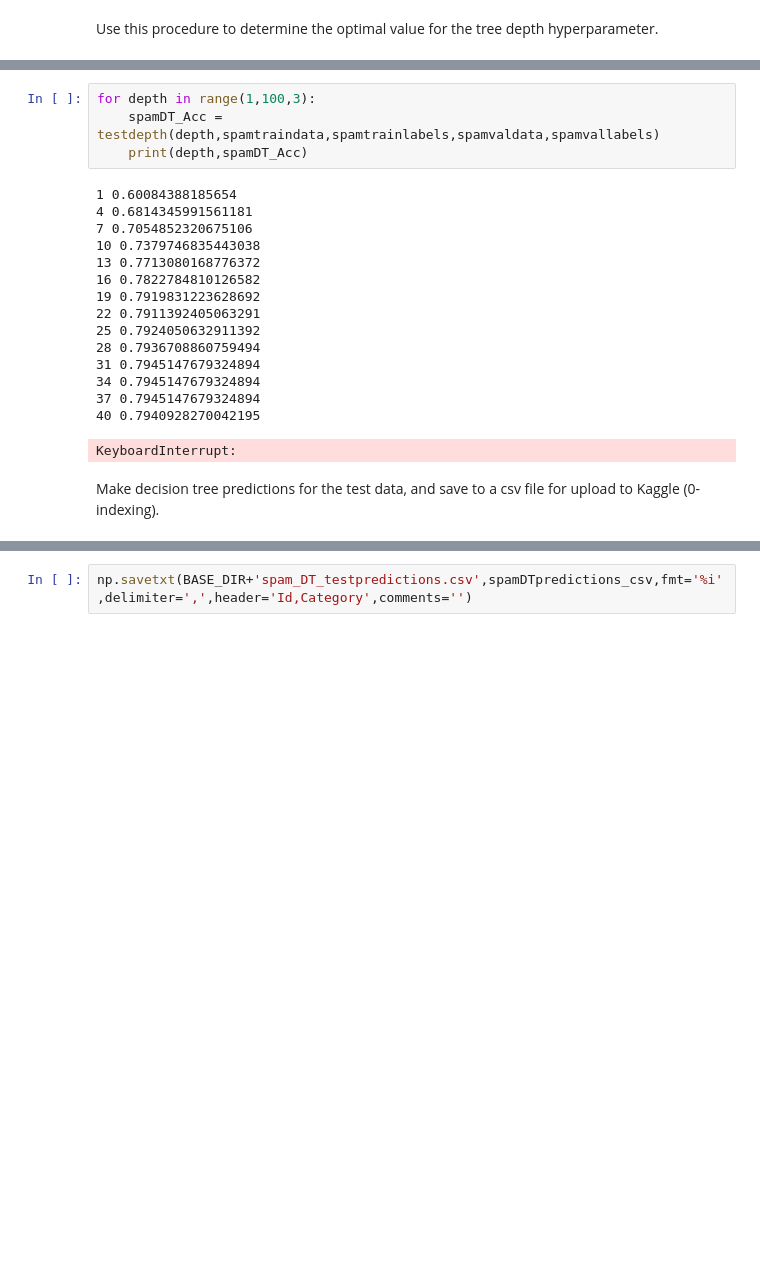
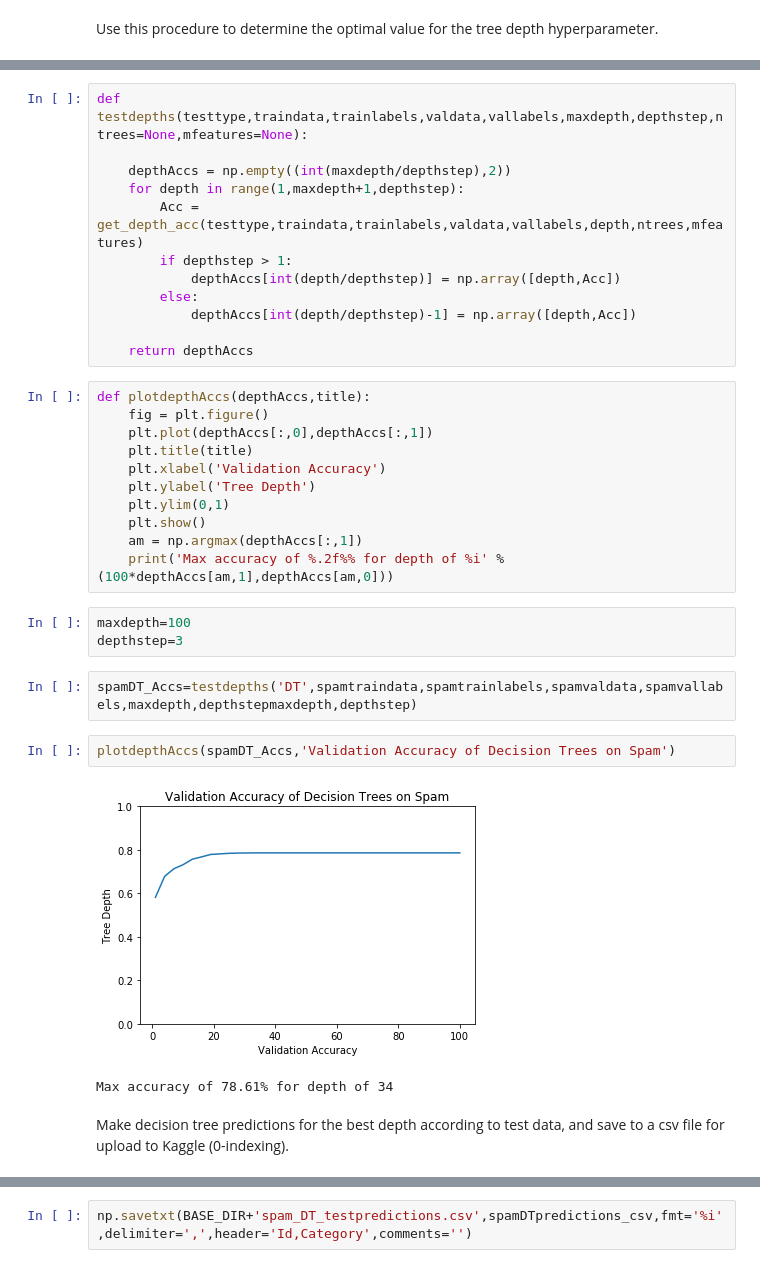
Before and after one commit to mitchnegus/CS289_mnegus, a Jupyter notebook: HW05/Code/CS289A_HW05_prob4.ipynb, the cells around one changed output, grey strips where cells are left out. Saved outputs shown, nothing was run; the diff lists cells and outputs as text; blank space fills up the shorter version.

```diff
--- a/HW05/Code/CS289A_HW05_prob4.ipynb
+++ b/HW05/Code/CS289A_HW05_prob4.ipynb
@@ -71,26 +75,39 @@ def testdepth(treedepth,traindata,trainlabels,valdata,vallabels):
     valAcc = ut.val_accuracy(predictions,vallabels)
 
     return valAcc
-# %%
-for depth in range(1,100,3):
-    spamDT_Acc = testdepth(depth,spamtraindata,spamtrainlabels,spamvaldata,spamvallabels)
-    print(depth,spamDT_Acc)
-# %% [output]
-1 0.60084388185654
-4 0.6814345991561181
-7 0.7054852320675106
-10 0.7379746835443038
-13 0.7713080168776372
-16 0.7822784810126582
-19 0.7919831223628692
-22 0.7911392405063291
-25 0.7924050632911392
-28 0.7936708860759494
-31 0.7945147679324894
-34 0.7945147679324894
-37 0.7945147679324894
-40 0.7940928270042195
-KeyboardInterrupt:
+# %%
+def testdepths(testtype,traindata,trainlabels,valdata,vallabels,maxdepth,depthstep,ntrees=None,mfeatures=None):
+
+    depthAccs = np.empty((int(maxdepth/depthstep),2))
+    for depth in range(1,maxdepth+1,depthstep):
+        Acc = get_depth_acc(testtype,traindata,trainlabels,valdata,vallabels,depth,ntrees,mfeatures)
+        if depthstep > 1:
+            depthAccs[int(depth/depthstep)] = np.array([depth,Acc])
+        else:
+            depthAccs[int(depth/depthstep)-1] = np.array([depth,Acc])
+
+    return depthAccs
+# %%
+def plotdepthAccs(depthAccs,title):
+    fig = plt.figure()
+    plt.plot(depthAccs[:,0],depthAccs[:,1])
+    plt.title(title)
+    plt.xlabel('Validation Accuracy')
+    plt.ylabel('Tree Depth')
+    plt.ylim(0,1)
+    plt.show()
+    am = np.argmax(depthAccs[:,1])
+    print('Max accuracy of %.2f%% for depth of %i' %(100*depthAccs[am,1],depthAccs[am,0]))
+# %%
+maxdepth=100
+depthstep=3
+# %%
+spamDT_Accs=testdepths('DT',spamtraindata,spamtrainlabels,spamvaldata,spamvallabels,maxdepth,depthstepmaxdepth,depthstep)
+# %%
+plotdepthAccs(spamDT_Accs,'Validation Accuracy of Decision Trees on Spam')
+# %% [output]
+[figure, added]
+Max accuracy of 78.61% for depth of 34
 # %% [markdown]
-Make decision tree predictions for the test data, and save to a csv file for upload to Kaggle (0-indexing).
+Make decision tree predictions for the best depth according to test data, and save to a csv file for upload to Kaggle (0-indexing).
 # %%
```
Also changed, not shown: parts of 67 cells of this notebook, 3 other files.
